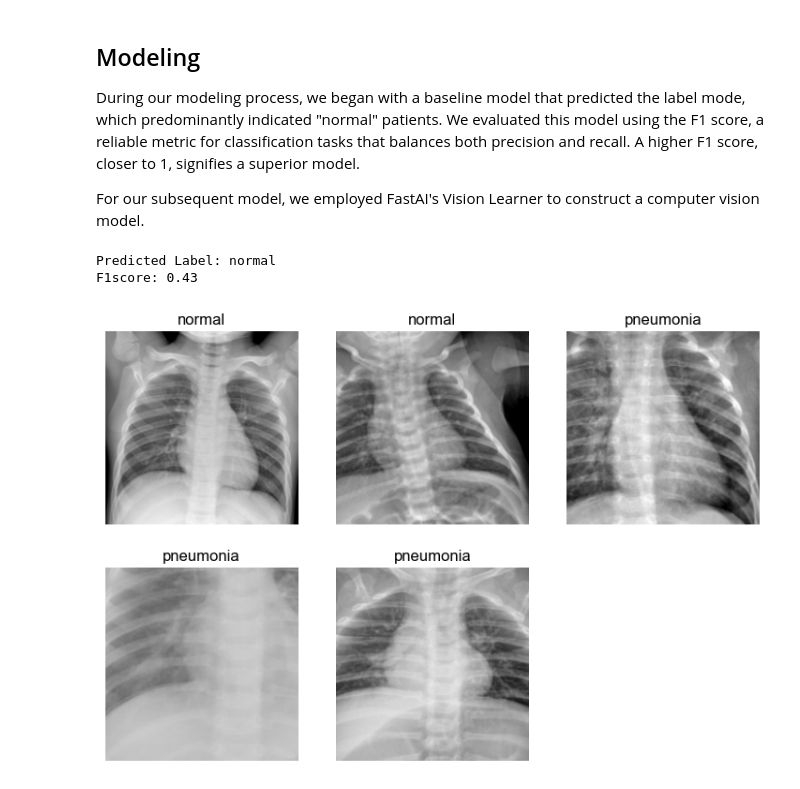
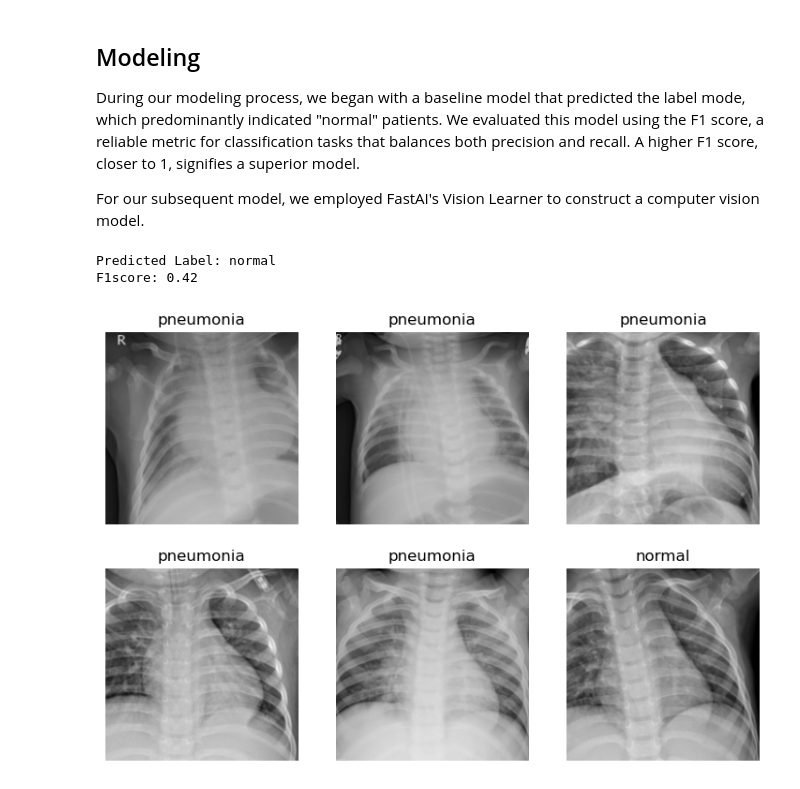
Before and after one commit to Jimmy772/dsc-phase-4-project, a Jupyter notebook: index.ipynb, the cells around one changed output. Cells and saved outputs as stored; diff of their text form; code cells hidden in the pictures.

```diff
--- a/index.ipynb
+++ b/index.ipynb
@@ -22,8 +23,12 @@ from sklearn.metrics import f1_score
 # %%
 # settings for all images
-custom_params = {"axes.spines.right": False, "axes.spines.top": False, 'figure.figsize':(9.7,6.27)}
+custom_params = {
+    "axes.spines.right": False,
+    "axes.spines.top": False,
+    "figure.figsize": (9.7, 6.27),
+}
 sns.set_theme(style="white", palette=None, rc=custom_params)
-sns.set_context("notebook", font_scale=1.)
+sns.set_context("notebook", font_scale=1.0)
 # %% [markdown]
 ## Data Preparation
 In the data preparation stage, a DataFrame was established to store image locations along with corresponding labels indicating normal or pneumonia status. From this DataFrame, a random subset was selected, maintaining the same ratio of sick to normal patients, for model development.
@@ -71,20 +77,22 @@ test_df = populate_dataframe(test_images_path)
 
 # Well randomly select the validation set
 # We'll also sample the test set
-# So for now lets combine the val_df with the train_df
-train_df = pd.concat([train_df, val_df])
+# So for now lets combine the val_df with the train_df as well as the test_df
+df = pd.concat([train_df, val_df, test_df])
 # %%
 # Dataset is too large and will take too long to train
 
 # Create instance of StratifiedShuffleSplit
-splitter = StratifiedShuffleSplit(n_splits=1, train_size=100, test_size=20, random_state=42)
+splitter = StratifiedShuffleSplit(
+    n_splits=1, train_size=200, test_size=50, random_state=42
+)
 
 # Split the data into training and test sets using the splitter
-for train_index, test_index in splitter.split(train_df['filepath'], train_df['label']):
+for train_index, test_index in splitter.split(df["filepath"], df["label"]):
     # train_index and test_index are the indices of the selected samples
 
     # Create the training and test sets based on the selected indices
-    train_samples = train_df.iloc[train_index]
-    test_samples = train_df.iloc[test_index] # We'll use this instead of test_df
+    train_samples = df.iloc[train_index]
+    test_samples = df.iloc[test_index]  # We'll use this instead of test_df
 # %%
 # View image
@@ -102,10 +110,10 @@ During our modeling process, we began with a baseline model that predicted the l
 For our subsequent model, we employed FastAI's Vision Learner to construct a computer vision model.
 # %%
 # Define the target column (replace with your actual target column name)
-target_col = 'label'
+target_col = "label"
 
 # Create and train the DummyClassifier
-model = DummyClassifier(strategy='most_frequent')
+model = DummyClassifier(strategy="most_frequent")
 model.fit(train_samples.drop(columns=[target_col]), train_samples[target_col])
 
 # Make predictions
@@ -113,24 +121,28 @@ predicted_labels = model.predict(train_samples.drop(columns=[target_col]))
 
 # Calculate f1_score
 actual_labels = train_samples[target_col].tolist()
-score = f1_score(actual_labels, predicted_labels, average='macro')  # Use 'macro' for categorical labels
+score = f1_score(
+    actual_labels, predicted_labels, average="macro"
+)  # Use 'macro' for categorical labels
 
 # Print the predicted label, and recall
 print(f"Predicted Label: {model.classes_[0]}")
 print(f"F1score: {score:.2f}")
 # %% [output]
 Predicted Label: normal
-F1score: 0.43
+F1score: 0.42
 # %%
-dblock = DataBlock(blocks=(ImageBlock, CategoryBlock),
-                   get_x=ColReader('filepath'),
-                   get_y=ColReader('label'),
-                   splitter=RandomSplitter(valid_pct=0.2, seed=42),
-                   item_tfms=Resize(200))
+dblock = DataBlock(
+    blocks=(ImageBlock, CategoryBlock),
+    get_x=ColReader("filepath"),
+    get_y=ColReader("label"),
+    splitter=RandomSplitter(valid_pct=0.2, seed=42),
+    item_tfms=Resize(200),
+)
 
 dls = dblock.dataloaders(train_samples)
 
-dls.show_batch(max_n=5)
+dls.show_batch(max_n=6)
 # %% [output]
-[figure, old version]
+[figure, new version]
 # %%
```
Also changed, not shown: parts of 14 cells of this notebook, 3 other files.
